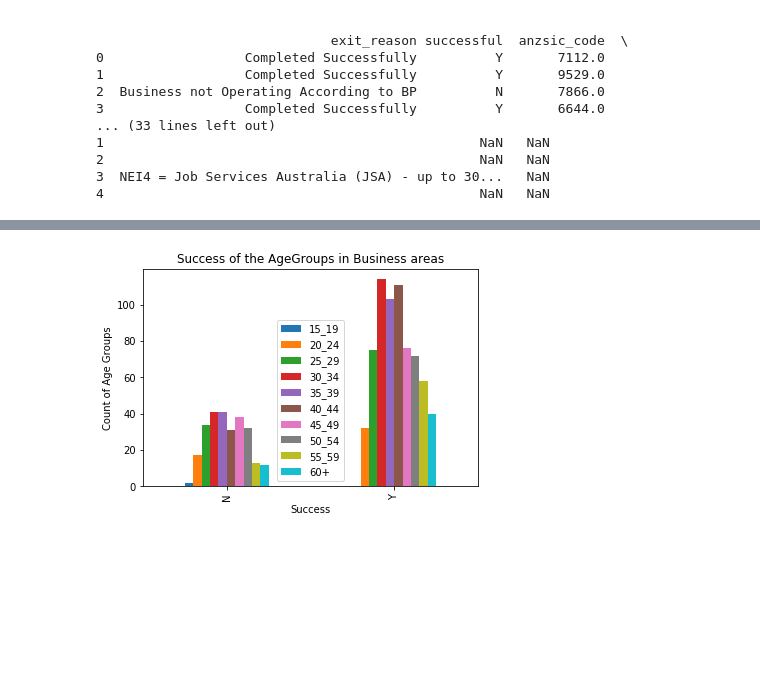
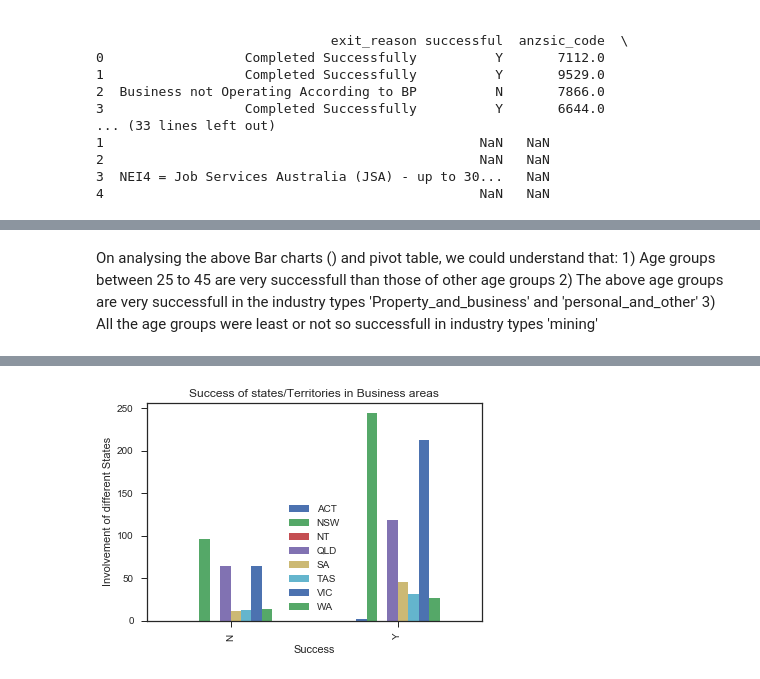
Before and after one commit to vsrajesh1/Capstone_Project_1, a Jupyter notebook: Capstone1_DataWrangling.ipynb, the cells around one changed output, grey strips where cells are left out. Cells and saved outputs as stored; diff of their text form; code cells hidden in the pictures; blank space fills up the shorter version.

```diff
--- a/Capstone1_DataWrangling.ipynb
+++ b/Capstone1_DataWrangling.ipynb
@@ -57,3 +57,19 @@ print(dict_df.head())
 2                                                NaN   NaN
 3  NEI4 = Job Services Australia (JSA) - up to 30...   NaN
 4                                                NaN   NaN
+# %%
+# prepare a pivot table to display the number of successes/failure businesses among different age groups
+main_df['Age'] = main_df['age_group']
+main_pivot1 = main_df.pivot_table(values='Age', index=['industry_type','successful'], columns='age_group', aggfunc='count',fill_value=0, dropna = True, margins_name='All')
+print(main_pivot1)
+
+# The above pivot table couln't be used directly to analyse as to which age group has high success rate.
+# Therefore creating another pivot and using it for Barchart
+main_pivot2 = main_df[main_df['successful']=='Y'].pivot_table(values='Age', index=['industry_type'], columns='age_group', aggfunc='count',fill_value=0, dropna = True, margins_name='All')
+main_pivot2.plot.bar(rot=90,figsize=(20,10)).legend(loc='upper right')
+plt.xlabel('Industry_type / Success')
+plt.ylabel('Count of Age Groups')
+plt.title('Success of the Age-Groups in Business areas')
+plt.show()
+
+sns.barplot(data=main_pivot2);
@@ -60,25 +96,24 @@ print(dict_df.head())
+# %% [markdown]
+On analysing the above Bar charts () and pivot table, we could understand that:
+    1) Age groups between 25 to 45 are very successfull than those of other age groups
+    2) The above age groups are very successfull in the industry types 'Property_and_business' and 'personal_and_other'
+    3) All the age groups were least or not so successfull in industry types 'mining'
 # %%
-print(main_df.columns)
-print(dict_df.columns)
+# prepare a pivot table to display the number of successes/failure businesses among different States
+main_melt2 = pd.melt(main_df,id_vars=['industry_type','successful'], value_vars=['state'],var_name='State',value_name='StateVal')
+# Replace N/A values with 0 in the columns of pivot table
+main_pivot2 = main_melt2.pivot_table(values=None, index=['industry_type','successful'], columns='StateVal', aggfunc='count', fill_value=0, margins=False, dropna=True, margins_name='All')
+print(main_pivot2)
+industries = main_pivot2.index.get_level_values(0).unique()
+for industry in industries:
+    split = main_pivot2.xs(industry)
+    state = split["State"]
 
-#### Different age groups that are successfull in different industries###########
-# Below Pivot tables and plots are helpful in analysing the features.
-main_melt = pd.melt(main_df,id_vars=['industry_type','successful'], value_vars=['age_group'],var_name='Age',value_name='AgeVal')
-
-# Replace N/A values with 0 in the columns of pivot table
-main_pivot = main_melt.pivot_table(values=None, index=['industry_type','successful'], columns='AgeVal', aggfunc='count', fill_value=0, margins=False, dropna=True, margins_name='All')
-print(main_pivot)
-
-
-industries = main_pivot.index.get_level_values(0).unique()
-for industry in industries:
-    split = main_pivot.xs(industry)
-    age_group = split["Age"]
-
-# plot a bar chart to check which Age groups are successfull.
-age_group.plot(kind="bar").legend(loc='lower center')
+# plot a bar chart to check which States/Territories are getting involved in what businesses and how
+# successful they are..
+state.plot(kind="bar").legend(loc='lower center')
 plt.xlabel('Success')
-plt.ylabel('Count of Age Groups')
-plt.title('Success of the AgeGroups in Business areas')
+plt.ylabel('Involvement of different States')
+plt.title('Success of states/Territories in Business areas')
 plt.show()
 # %% [output]
@@ -102 +137 @@ wholesale_trade                 N             31    38    32    13   12
-[figure, old version]
+[figure, new version]
```
Also changed, not shown: parts of 23 cells of this notebook.
